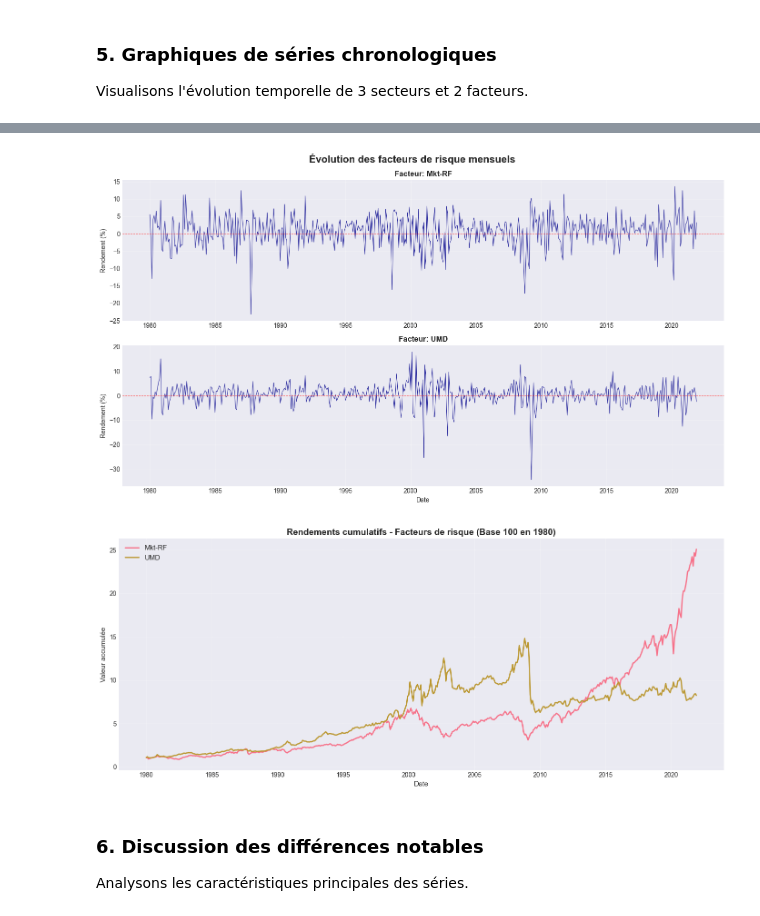
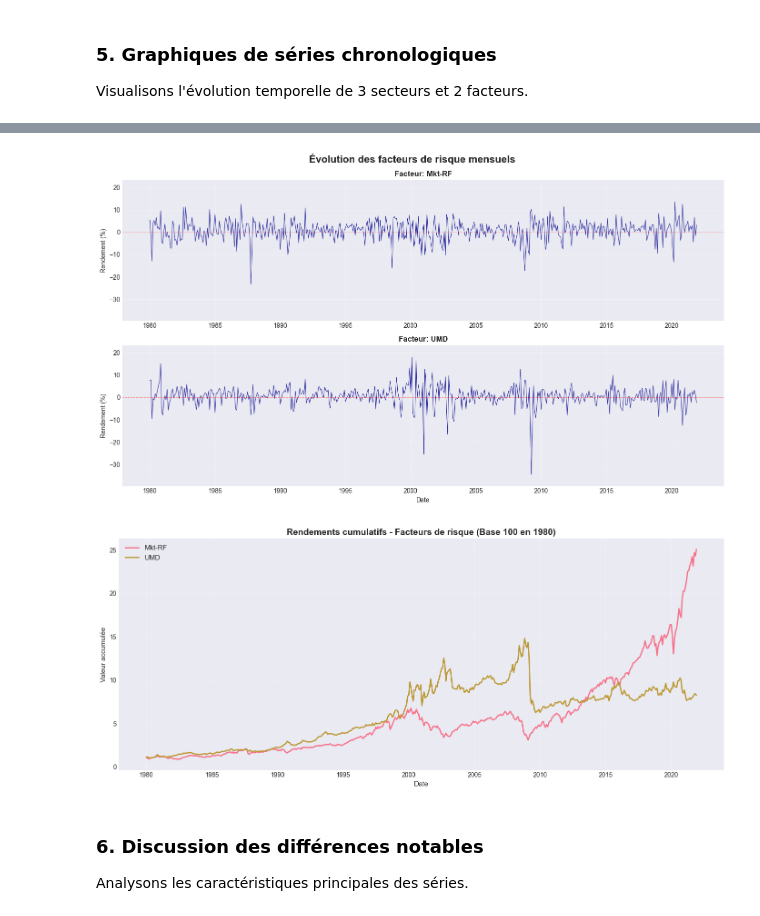
Before and after one commit to jeansimon18/Devoir-3, a Jupyter notebook: Devoir 3.ipynb, the cells around one changed output, grey strips where cells are left out. Cells and saved outputs as stored; diff of their text form; code cells hidden in the pictures.

```diff
--- a/Devoir 3.ipynb
+++ b/Devoir 3.ipynb
@@ -247,15 +247,24 @@ print(f"Facteurs sélectionnés: {selected_factors}")
 # Convertir l'index en datetime pour matplotlib
 dates = industries_aligned.index.to_timestamp()
 
-# Graphique 1: Séries chronologiques des 3 secteurs
+# Graphique 1: Séries chronologiques des 3 secteurs (avec échelle commune)
 fig, axes = plt.subplots(3, 1, figsize=(14, 10))
 fig.suptitle('Évolution des rendements mensuels - 3 secteurs', fontsize=16, fontweight='bold')
+
+# Déterminer l'échelle commune pour tous les secteurs
+all_sector_values = [industries_aligned[sector].values for sector in selected_sectors]
+y_min = min([v.min() for v in all_sector_values])
+y_max = max([v.max() for v in all_sector_values])
+y_range = y_max - y_min
+y_min_plot = y_min - 0.1 * y_range
+y_max_plot = y_max + 0.1 * y_range
 
 for i, sector in enumerate(selected_sectors):
     axes[i].plot(dates, industries_aligned[sector], linewidth=0.8, alpha=0.8)
     axes[i].axhline(y=0, color='red', linestyle='--', linewidth=0.8, alpha=0.5)
     axes[i].set_title(f'{sector}', fontsize=12, fontweight='bold')
     axes[i].set_ylabel('Rendement (%)', fontsize=10)
+    axes[i].set_ylim(y_min_plot, y_max_plot)
     axes[i].grid(True, alpha=0.3)
 
 axes[-1].set_xlabel('Date', fontsize=10)
@@ -283,35 +292,44 @@ Facteurs sélectionnés: ['Mkt-RF', 'UMD']
 # Convertir l'index en datetime pour les facteurs aussi
 dates_factors = factors_6_aligned.index.to_timestamp()
 
-# Graphique 2: Séries chronologiques des 2 facteurs
+# Graphique 2: Séries chronologiques des 2 facteurs (avec échelle commune)
 fig, axes = plt.subplots(2, 1, figsize=(14, 8))
 fig.suptitle('Évolution des facteurs de risque mensuels', fontsize=16, fontweight='bold')
+
+# Déterminer l'échelle commune pour tous les facteurs
+all_factor_values = [factors_6_aligned[factor].values for factor in selected_factors]
+f_min = min([v.min() for v in all_factor_values])
+f_max = max([v.max() for v in all_factor_values])
+f_range = f_max - f_min
+f_min_plot = f_min - 0.1 * f_range
+f_max_plot = f_max + 0.1 * f_range
 
 for i, factor in enumerate(selected_factors):
     axes[i].plot(dates_factors, factors_6_aligned[factor], linewidth=0.8, alpha=0.8, color='darkblue')
     axes[i].axhline(y=0, color='red', linestyle='--', linewidth=0.8, alpha=0.5)
     axes[i].set_title(f'Facteur: {factor}', fontsize=12, fontweight='bold')
     axes[i].set_ylabel('Rendement (%)', fontsize=10)
+    axes[i].set_ylim(f_min_plot, f_max_plot)
     axes[i].grid(True, alpha=0.3)
 
 axes[-1].set_xlabel('Date', fontsize=10)
 plt.tight_layout()
 plt.show()
 
 # Rendements cumulatifs des facteurs
 cumulative_factors = (1 + factors_6_aligned[selected_factors]/100).cumprod()
 fig, ax = plt.subplots(figsize=(14, 6))
 for factor in selected_factors:
     ax.plot(dates_factors, cumulative_factors[factor], label=factor, linewidth=2)
 ax.set_title('Rendements cumulatifs - Facteurs de risque (Base 100 en 1980)', fontsize=14, fontweight='bold')
 ax.set_xlabel('Date', fontsize=11)
 ax.set_ylabel('Valeur accumulée', fontsize=11)
 ax.legend(loc='best', fontsize=11)
 ax.grid(True, alpha=0.3)
 plt.tight_layout()
 plt.show()
 # %% [output]
-[figure, old version]
+[figure, new version]
 [figure]
 # %% [markdown]
 ### 6. Discussion des différences notables
```
Also changed, not shown: parts of 7 cells of this notebook.
